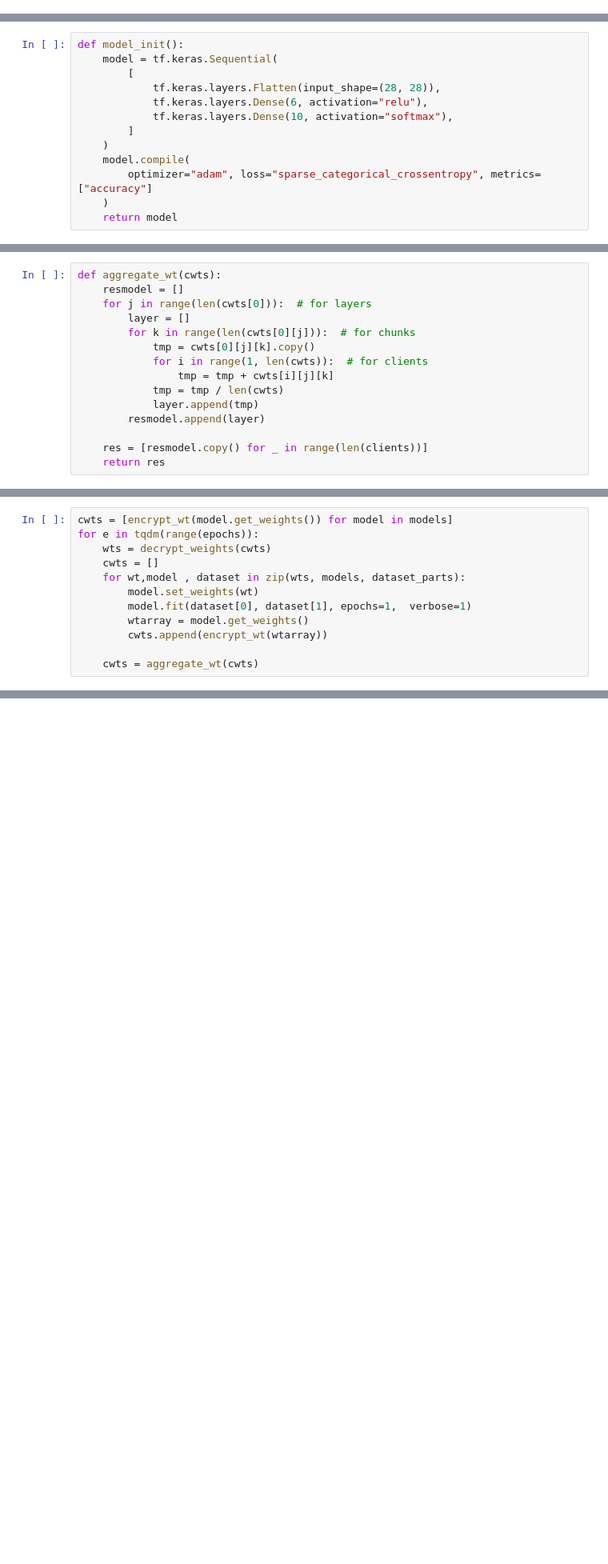
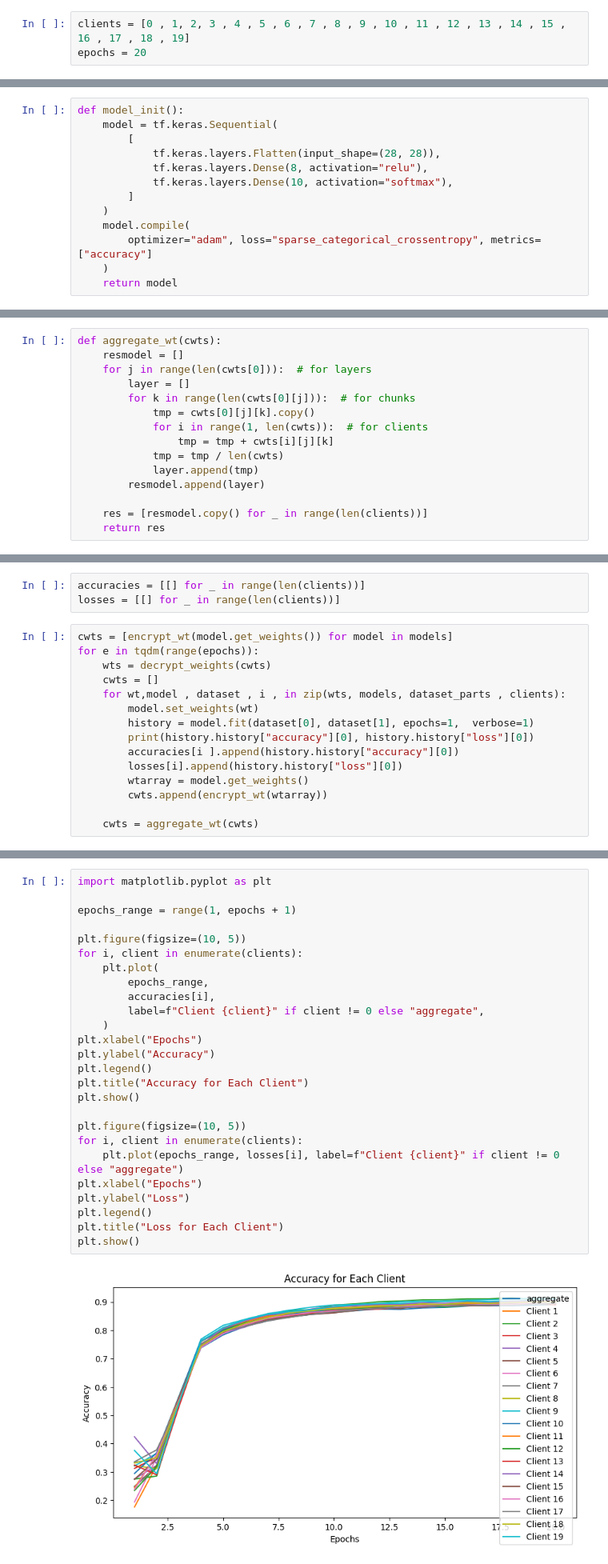
Before and after one commit to destx0/hemanfed, a Jupyter notebook: m.ipynb, the cells around one changed output, grey strips where cells are left out. Shown: that part at 80% size. Saved outputs shown, nothing was run; the diff lists cells and outputs as text; blank space fills up the shorter version.

```diff
--- a/m.ipynb
+++ b/m.ipynb
@@ -10,3 +7,6 @@ epochs = 20
+# %%
+clients = [0 , 1, 2, 3 , 4 , 5 , 6 , 7 , 8 , 9 , 10 , 11 , 12 , 13 , 14 , 15 , 16 , 17 , 18 , 19]
+epochs = 20
 # %%
 import tensorflow as tf
 import numpy as np
@@ -40,7 +40,7 @@ def model_init():
     model = tf.keras.Sequential(
         [
             tf.keras.layers.Flatten(input_shape=(28, 28)),
-            tf.keras.layers.Dense(6, activation="relu"),
+            tf.keras.layers.Dense(8, activation="relu"),
             tf.keras.layers.Dense(10, activation="softmax"),
         ]
     )
@@ -127,14 +127,20 @@ def decrypt_weights(res):
             decrypted_client_weights.append(decrypted_layer_weights)
         decrypted_weights.append(decrypted_client_weights)
     return decrypted_weights
+# %%
+accuracies = [[] for _ in range(len(clients))]
+losses = [[] for _ in range(len(clients))]
 # %%
 cwts = [encrypt_wt(model.get_weights()) for model in models]
 for e in tqdm(range(epochs)):
     wts = decrypt_weights(cwts)
     cwts = []
-    for wt,model , dataset in zip(wts, models, dataset_parts):
+    for wt,model , dataset , i , in zip(wts, models, dataset_parts , clients):
         model.set_weights(wt)
-        model.fit(dataset[0], dataset[1], epochs=1,  verbose=1)
+        history = model.fit(dataset[0], dataset[1], epochs=1,  verbose=1)
+        print(history.history["accuracy"][0], history.history["loss"][0])
+        accuracies[i ].append(history.history["accuracy"][0])
+        losses[i].append(history.history["loss"][0])
         wtarray = model.get_weights()
         cwts.append(encrypt_wt(wtarray))
 
@@ -179,0 +374,28 @@ for e in tqdm(range(epochs)):
+# %%
+import matplotlib.pyplot as plt
+
+epochs_range = range(1, epochs + 1)
+
+plt.figure(figsize=(10, 5))
+for i, client in enumerate(clients):
+    plt.plot(
+        epochs_range,
+        accuracies[i],
+        label=f"Client {client}" if client != 0 else "aggregate",
+    )
+plt.xlabel("Epochs")
+plt.ylabel("Accuracy")
+plt.legend()
+plt.title("Accuracy for Each Client")
+plt.show()
+
+plt.figure(figsize=(10, 5))
+for i, client in enumerate(clients):
+    plt.plot(epochs_range, losses[i], label=f"Client {client}" if client != 0 else "aggregate")
+plt.xlabel("Epochs")
+plt.ylabel("Loss")
+plt.legend()
+plt.title("Loss for Each Client")
+plt.show()
+# %% [output]
+[figure, added]
```
Also changed, not shown: parts of 7 cells of this notebook.
